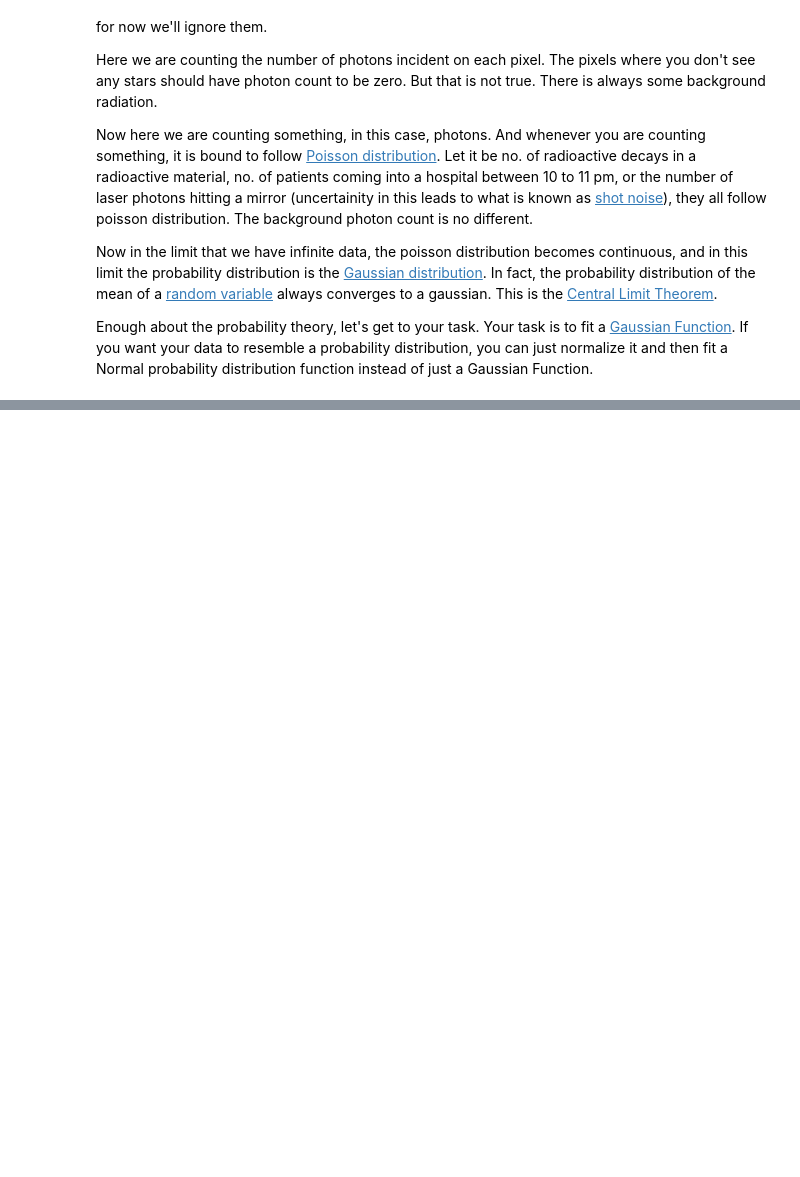
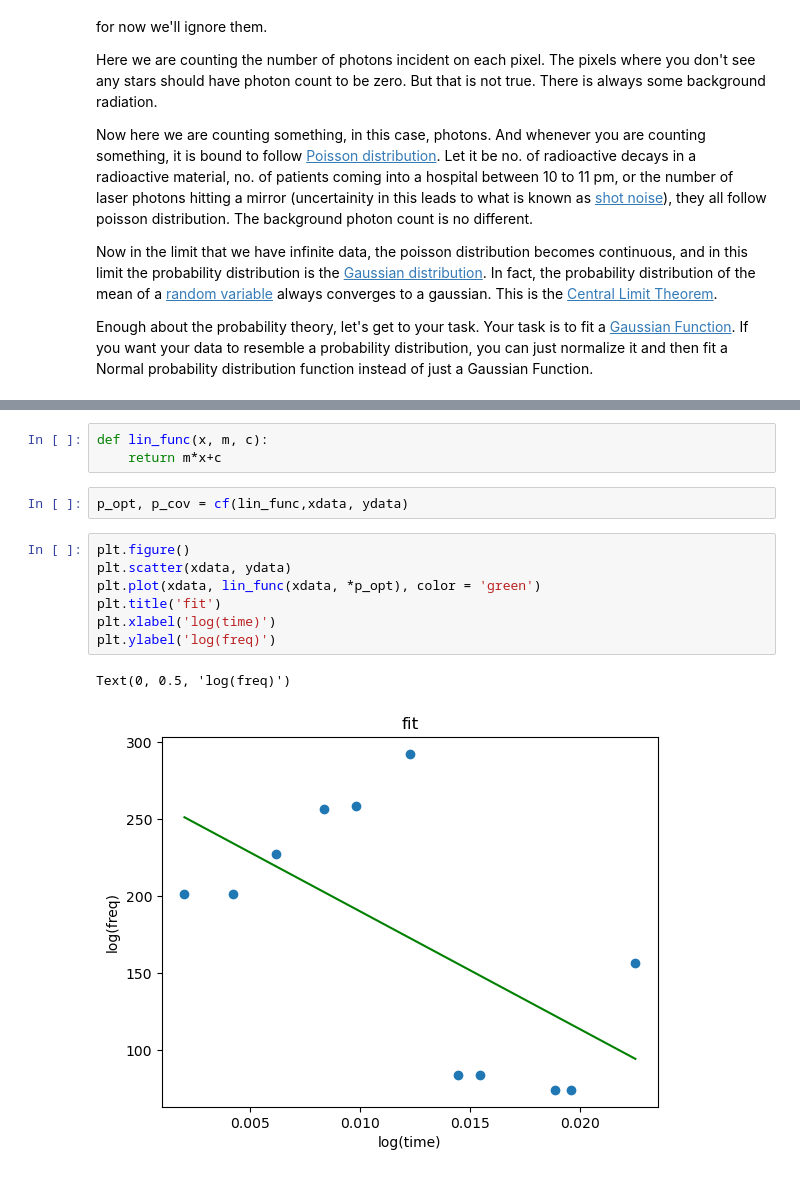
Before and after one commit to Aryan-raj448/data-driven, a Jupyter notebook: SciPy1.ipynb, the cells around one changed output, grey strips where cells are left out. Drawn from its saved outputs; the diff is of its cells as text; blank space fills up the shorter version.

```diff
--- a/SciPy1.ipynb
+++ b/SciPy1.ipynb
@@ -125,0 +221,15 @@ Enough about the probability theory, let's get to your task. Your task is to fit
+# %%
+def lin_func(x, m, c):
+    return m*x+c
+# %%
+p_opt, p_cov = cf(lin_func,xdata, ydata)
+# %%
+plt.figure()
+plt.scatter(xdata, ydata)
+plt.plot(xdata, lin_func(xdata, *p_opt), color = 'green')
+plt.title('fit')
+plt.xlabel('log(time)')
+plt.ylabel('log(freq)')
+# %% [output]
+Text(0, 0.5, 'log(freq)')
+[figure, added]
```
Also changed, not shown: parts of 16 cells of this notebook, 1 other file.
